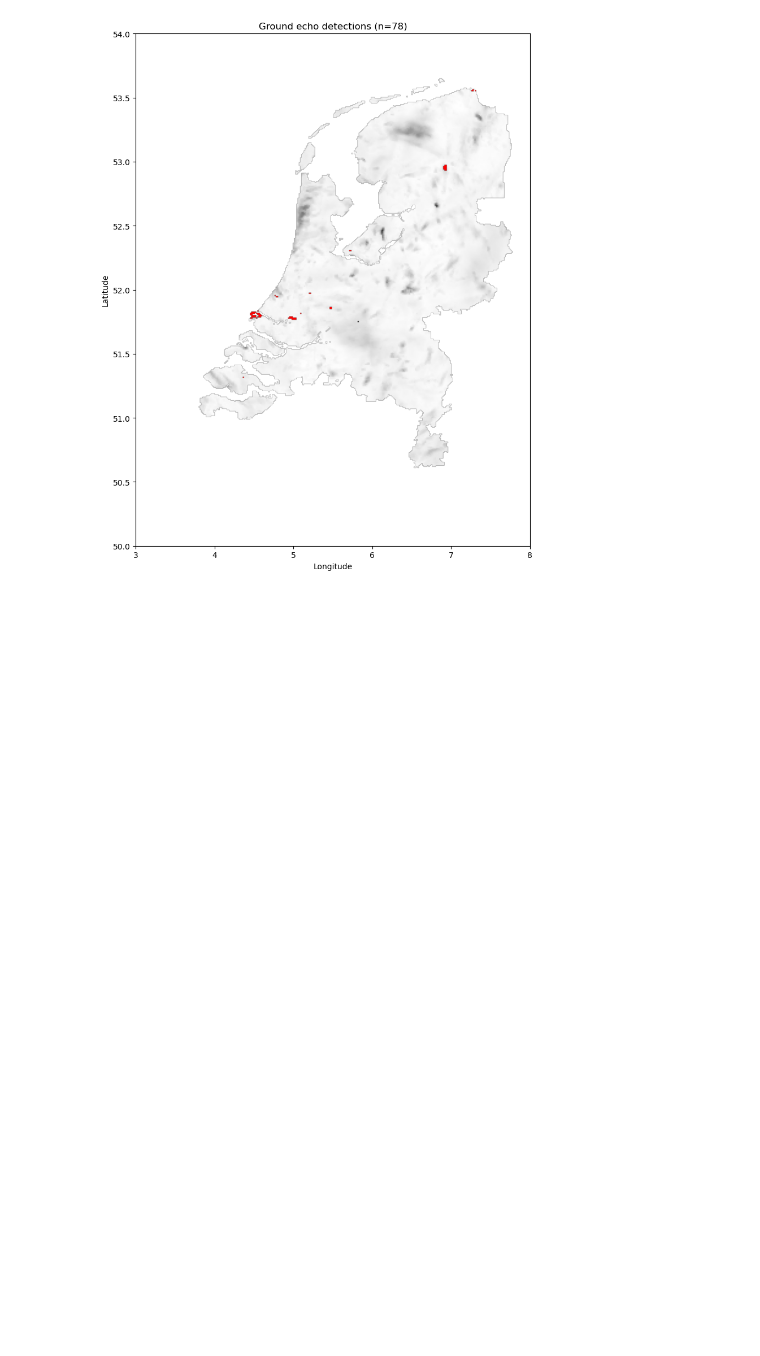
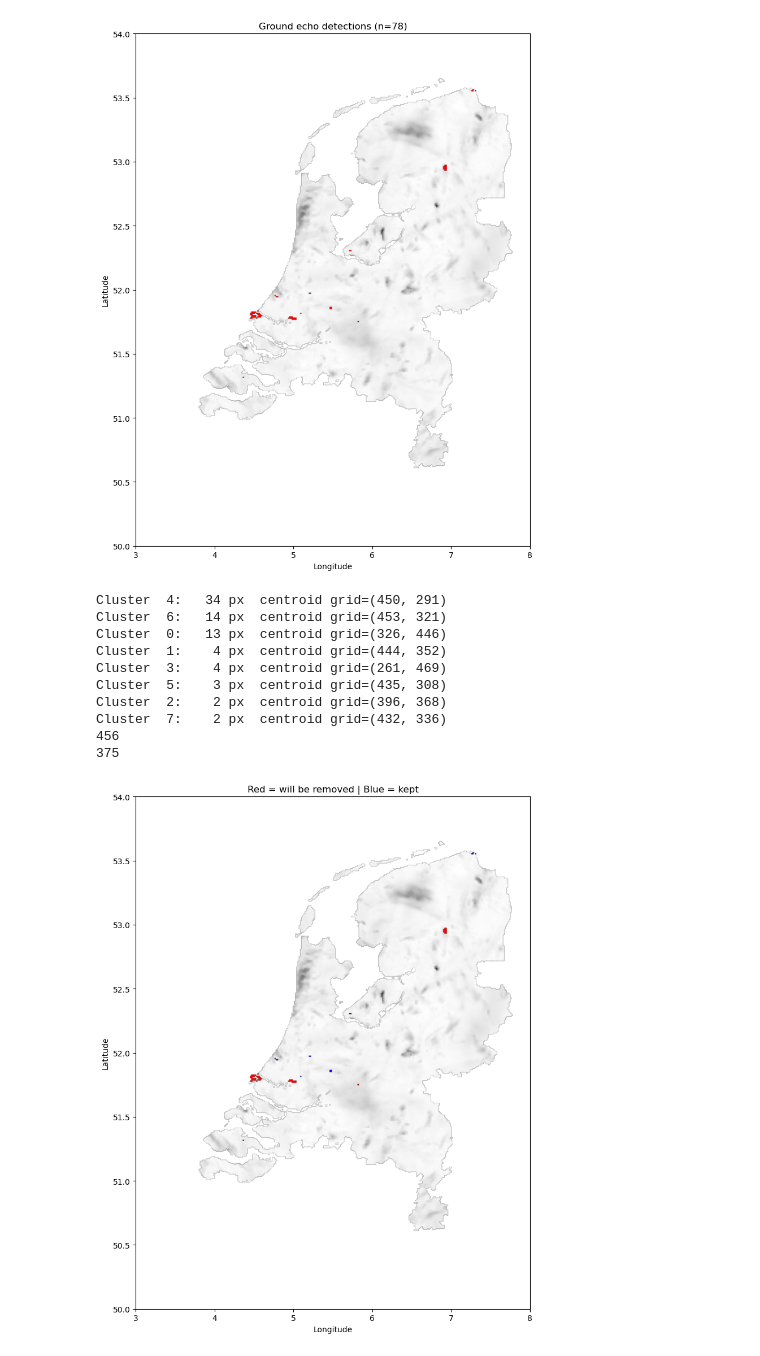
Before and after one commit to jterhaar/ThesisProject, a Jupyter notebook: data/analysis/analysis.ipynb, the cells around one changed output. Drawn from its saved outputs; the diff is of its cells as text; code cells hidden in the pictures; blank space fills up the shorter version.

```diff
--- a/data/analysis/analysis.ipynb
+++ b/data/analysis/analysis.ipynb
@@ -644,3 +659,62 @@ plt.show()
 # %% [output]
 Matched: 78 / 78
 [figure]
+# %%
+from sklearn.cluster import DBSCAN
+import numpy as np
+
+# Grid coords of all red points
+xy = valid_matches[["x", "y"]].astype(int).values  # shape (n_red, 2)
+
+# Cluster in grid space — eps=3 means pixels within 3 grid cells join a cluster
+db = DBSCAN(eps=3, min_samples=2).fit(xy)
+labels = db.labels_
+
+# Inspect cluster sizes to confirm 3 main ones
+unique, counts = np.unique(labels[labels >= 0], return_counts=True)
+for lbl, cnt in sorted(zip(unique, counts), key=lambda x: -x[1])[:8]:
+    centroid = xy[labels == lbl].mean(axis=0)
+    print(f"Cluster {lbl:2d}: {cnt:4d} px  centroid grid=({centroid[0]:.0f}, {centroid[1]:.0f})")
+
+# Pick the 3 largest
+top3 = unique[np.argsort(counts)[-3:]]
+removal_mask = np.isin(labels, top3)
+
+# Build a boolean grid mask of points to remove
+remove_grid = np.zeros((765, 700), dtype=bool)
+remove_grid[xy[removal_mask, 0], xy[removal_mask, 1]] = True
+
+# Add the problematic windmill park near radar in Herwijnen manually
+max_y, max_x = np.unravel_index(np.nanargmax(max_2d), max_2d.shape)
+print(max_y)
+print(max_x)
+remove_grid[max_y, max_x] = True
+
+# Verify visually
+overlay2 = np.zeros((765, 700, 4), dtype=float)
+overlay2[echo_mask & ~remove_grid] = [0, 0, 1, 1]  # kept echoes: grey
+overlay2[remove_grid]              = [1, 0, 0, 1]          # to remove: red
+
+fig, ax = plt.subplots(figsize=(8, 10))
+ax.imshow(max_2d, cmap="Greys", **kwargs_base)
+ax.imshow(overlay2, **kwargs_base)
+ax.set_xlim(3, 8)
+ax.set_ylim(50, 54)
+ax.set_xlabel("Longitude")
+ax.set_ylabel("Latitude")
+ax.set_title("Red = will be removed | Blue = kept")
+plt.tight_layout()
+plt.savefig("images/removals.png", dpi=150)
+plt.show()
+# %% [output]
+Cluster  4:   34 px  centroid grid=(450, 291)
+Cluster  6:   14 px  centroid grid=(453, 321)
+Cluster  0:   13 px  centroid grid=(326, 446)
+Cluster  1:    4 px  centroid grid=(444, 352)
+Cluster  3:    4 px  centroid grid=(261, 469)
+Cluster  5:    3 px  centroid grid=(435, 308)
+Cluster  2:    2 px  centroid grid=(396, 368)
+Cluster  7:    2 px  centroid grid=(432, 336)
+456
+375
+[figure, added]
```
Also changed, not shown: parts of 15 cells of this notebook, 36 other files.
